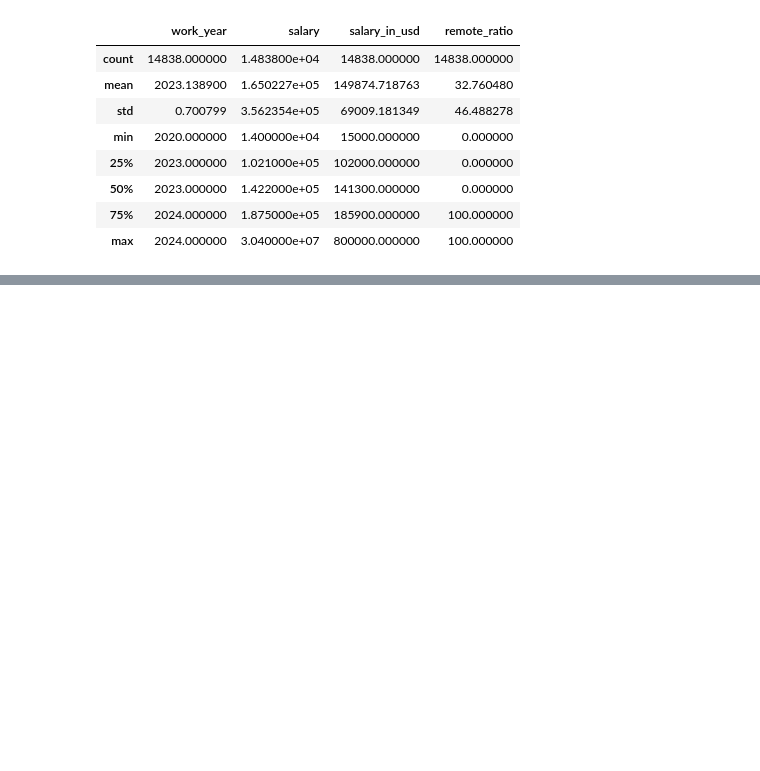
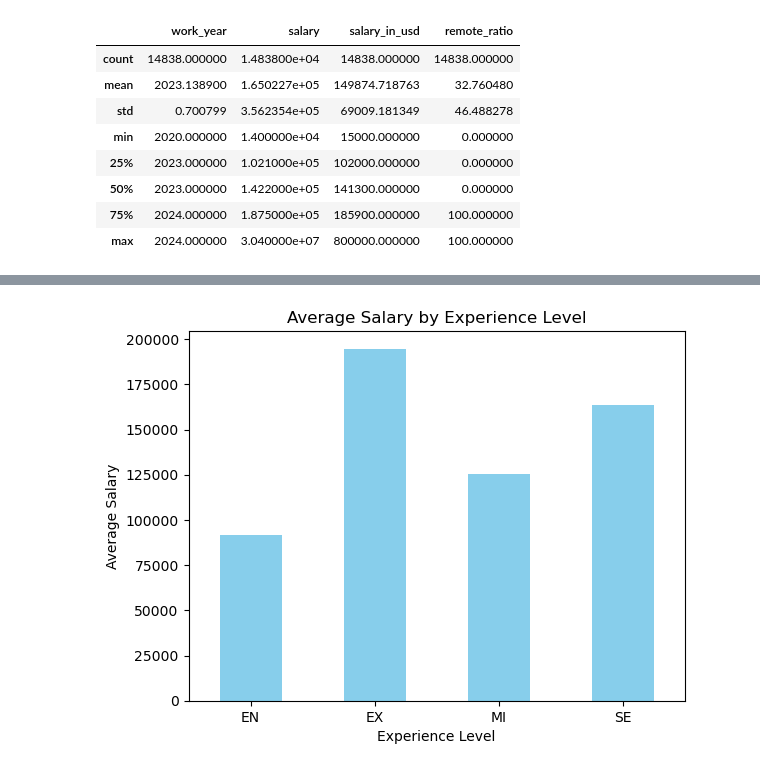
Before and after one commit to beccaa9116/Data-Science-Salary-Analysis, a Jupyter notebook: ds_salary_analysis.ipynb, the cells around one changed output, grey strips where cells are left out. Drawn from its saved outputs; the diff is of its cells as text; code cells hidden in the pictures; blank space fills up the shorter version.

```diff
--- a/ds_salary_analysis.ipynb
+++ b/ds_salary_analysis.ipynb
@@ -66,0 +77,10 @@ data.describe()
+# %%
+#average salary by experience level
+data.groupby('experience_level')['salary_in_usd'].mean().plot(kind='bar', color='skyblue')
+plt.title('Average Salary by Experience Level')
+plt.xlabel('Experience Level')
+plt.ylabel('Average Salary')
+plt.xticks(rotation=0)
+plt.show()
+# %% [output]
+[figure, added]
```
Also changed, not shown: parts of 5 cells of this notebook.
